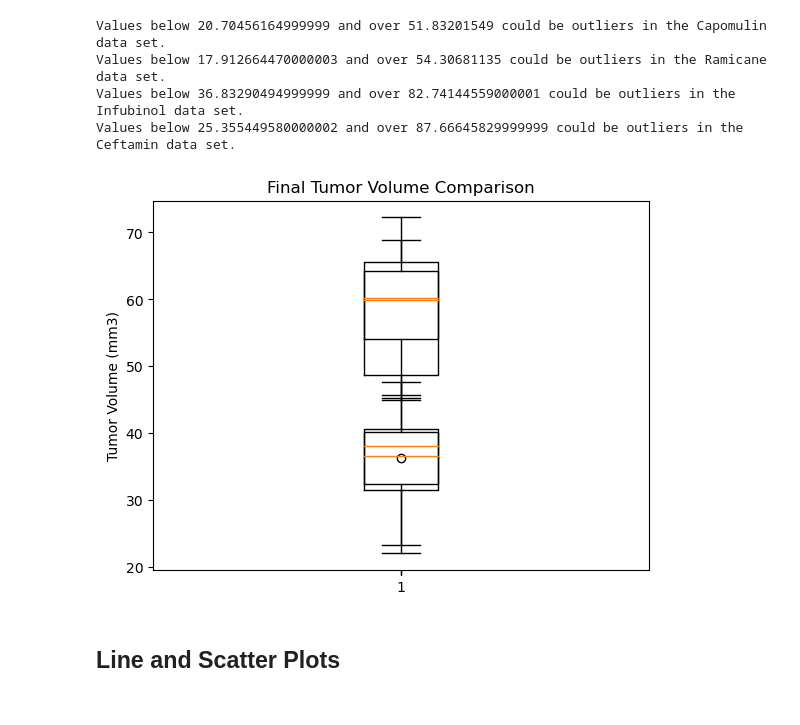
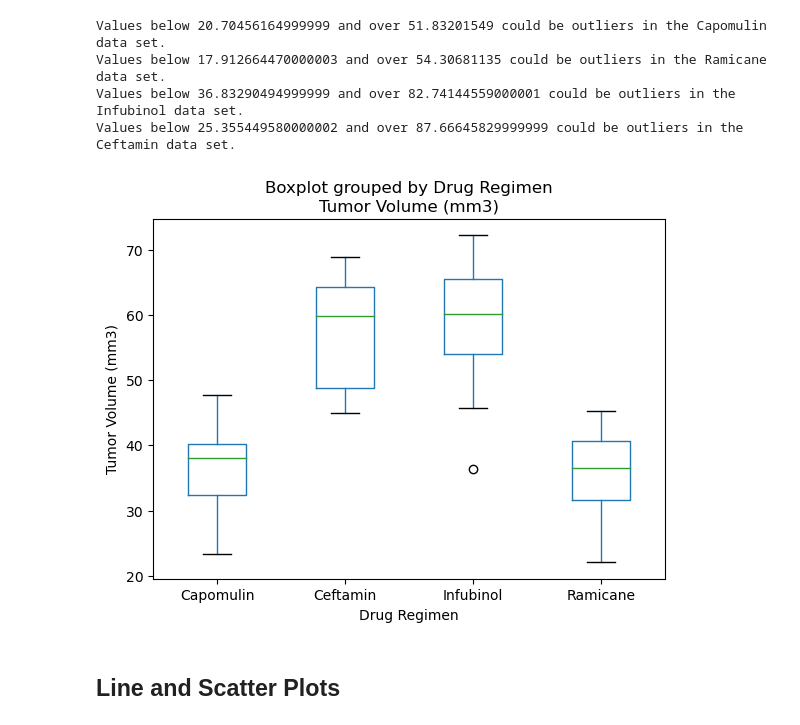
Before and after one commit to angiecfoust/matplotlib_module5, a Jupyter notebook: Pymaceuticals/pymaceuticals_starter.ipynb, the cells around one changed output. Saved outputs shown, nothing was run; the diff lists cells and outputs as text; code cells hidden in the pictures.

Commit message:
fixed boxplot and updated readme

```diff
--- a/Pymaceuticals/pymaceuticals_starter.ipynb
+++ b/Pymaceuticals/pymaceuticals_starter.ipynb
@@ -331,21 +324,14 @@ Values below 20.70456164999999 and over 51.83201549 could be outliers in the Cap
 Values below 17.912664470000003 and over 54.30681135 could be outliers in the Ramicane data set.
 Values below 36.83290494999999 and over 82.74144559000001 could be outliers in the Infubinol data set.
 Values below 25.355449580000002 and over 87.66645829999999 could be outliers in the Ceftamin data set.
-# %%
-# Generate a box plot that shows the distrubution of the tumor volume for each treatment group.
-
-fig1, ax = plt.subplots()
-ax.set_title('Final Tumor Volume Comparison')
-ax.set_ylabel('Tumor Volume (mm3)')
-ax.set_xticks(np.arange(len(tumor_vol)))
-ax.set_xlabels = ["Campomulin", "Ramicane", "Infubinol", "Ceftamin"]
-ax.boxplot(tumor_vol[0])
-ax.boxplot(tumor_vol[1])
-ax.boxplot(tumor_vol[2])
-ax.boxplot(tumor_vol[3])
-plt.show()
-# %% [output]
-[figure, removed]
+# %%
+#Create boxplot for tumor volume
+
+top_drug_df.boxplot(column="Tumor Volume (mm3)", by="Drug Regimen", grid=False)
+plt.ylabel('Tumor Volume (mm3)')
+plt.show()
+# %% [output]
+[figure, added]
 # %% [markdown]
 ## Line and Scatter Plots
 # %%
```
Also changed, not shown: parts of 3 cells of this notebook, 1 other file.
